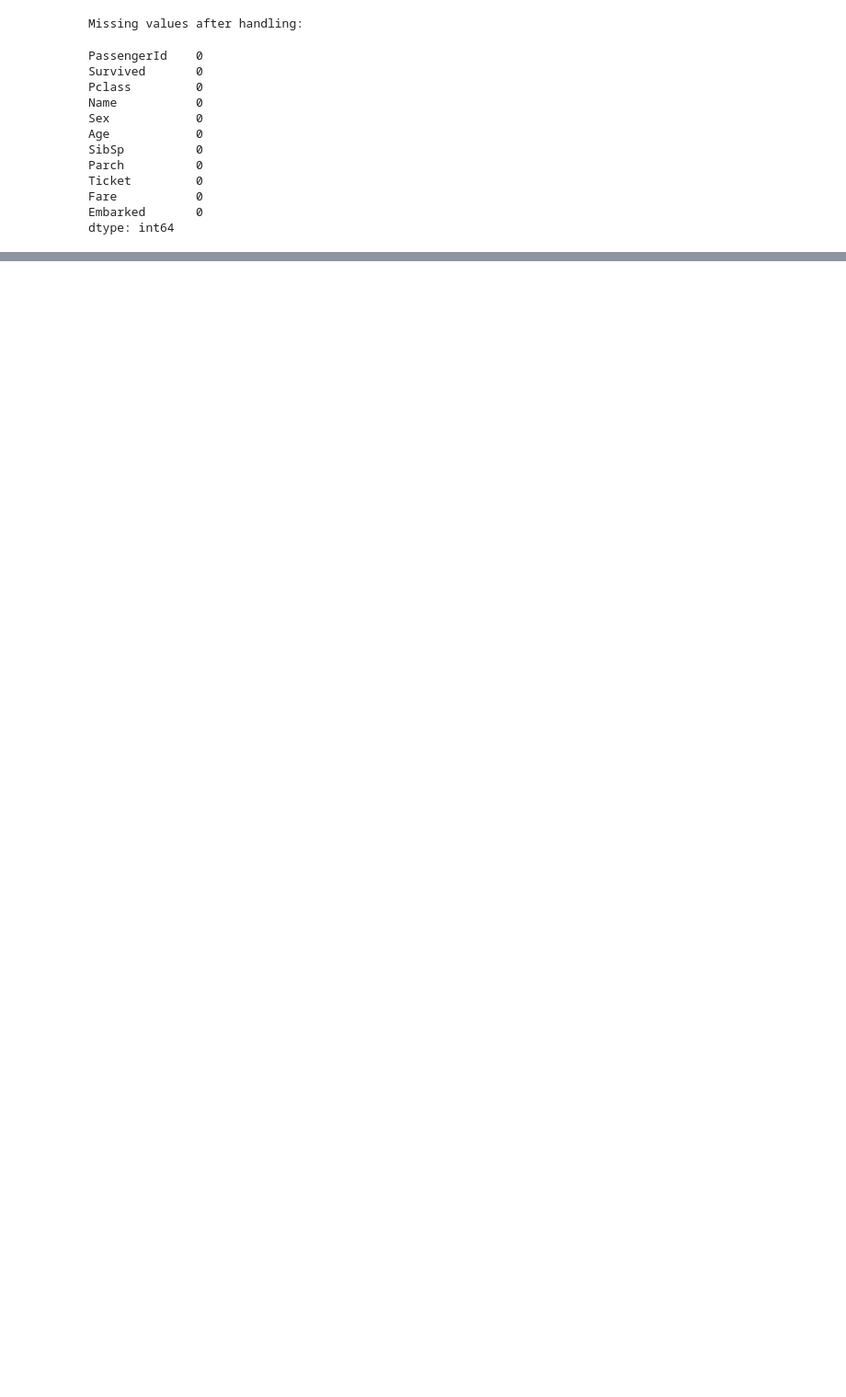
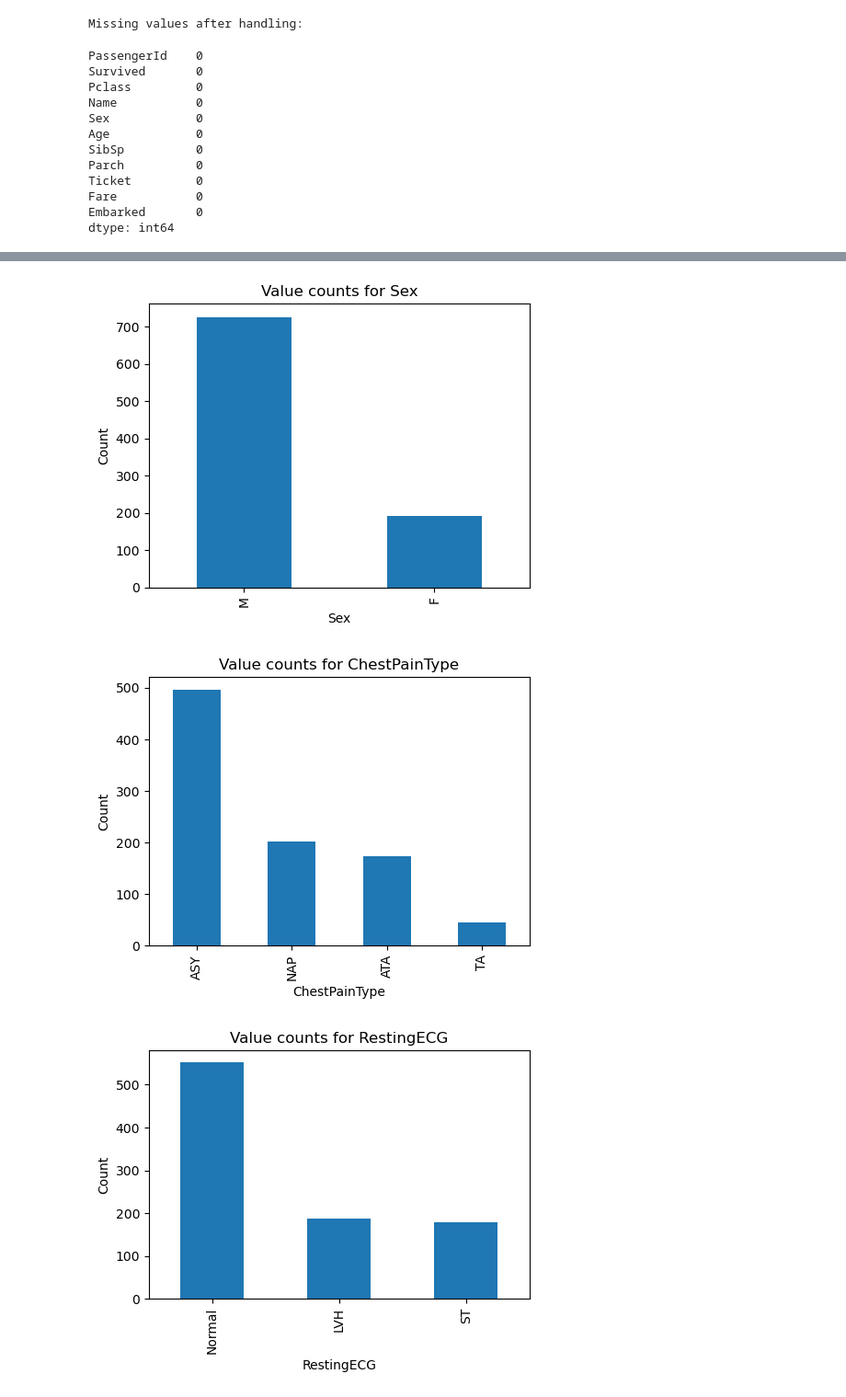
Before and after one commit to Tanvir-yzu/AI_ML-Expert-With-Phitron-Batch-01, a Jupyter notebook: Machine Learning/module 07.ipynb, the cells around one changed output, grey strips where cells are left out. Shown at 92% size. Drawn from its saved outputs; the diff is of its cells as text; code cells hidden in the pictures; blank space fills up the shorter version.

```diff
--- a/Machine Learning/module 07.ipynb
+++ b/Machine Learning/module 07.ipynb
@@ -118,3 +118,16 @@ Ticket         0
 Fare           0
 Embarked       0
 dtype: int64
+# %%
+
+from sklearn.preprocessing import LabelEncoder
+
+# Load Heart dataset
+heart_path = "heart.csv"  # change if needed
+df_heart = pd.read_csv(heart_path)
+
+print("First 10 rows of Heart dataset:")
+display(df_heart.head(10))
+
+print("\nColumn data types:")
+display(df_heart.dtypes)
@@ -120,0 +161,15 @@ dtype: int64
+# %%
+#Categorical Feature Exploration
+categorical_cols = ["Sex", "ChestPainType", "RestingECG",
+                    "ExerciseAngina", "ST_Slope"]
+for c in categorical_cols:
+  plt.figure(figsize=(5,4))
+  df_heart[c].value_counts().plot(kind="bar")
+  plt.title(f"Value counts for {c}")
+  plt.ylabel("Count")
+  plt.tight_layout()
+  plt.show()
+# %% [output]
+[figure, added]
+[figure, added]
+[figure, added]
```
Also changed, not shown: parts of 6 cells of this notebook.
